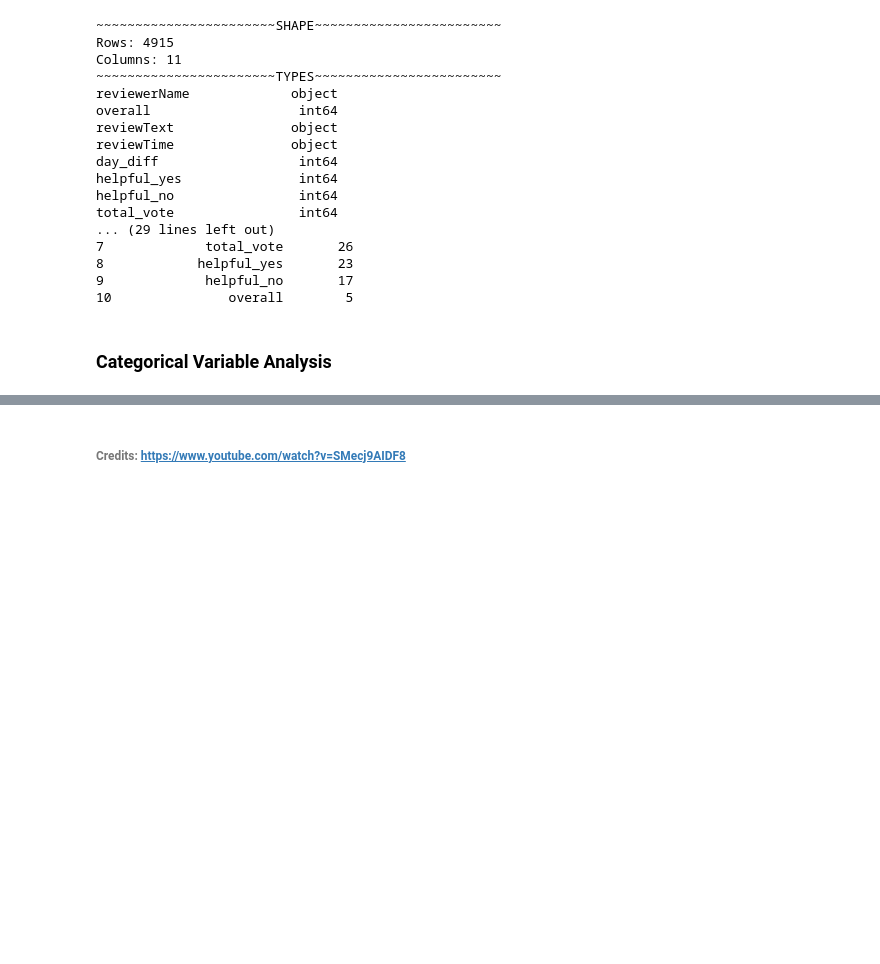
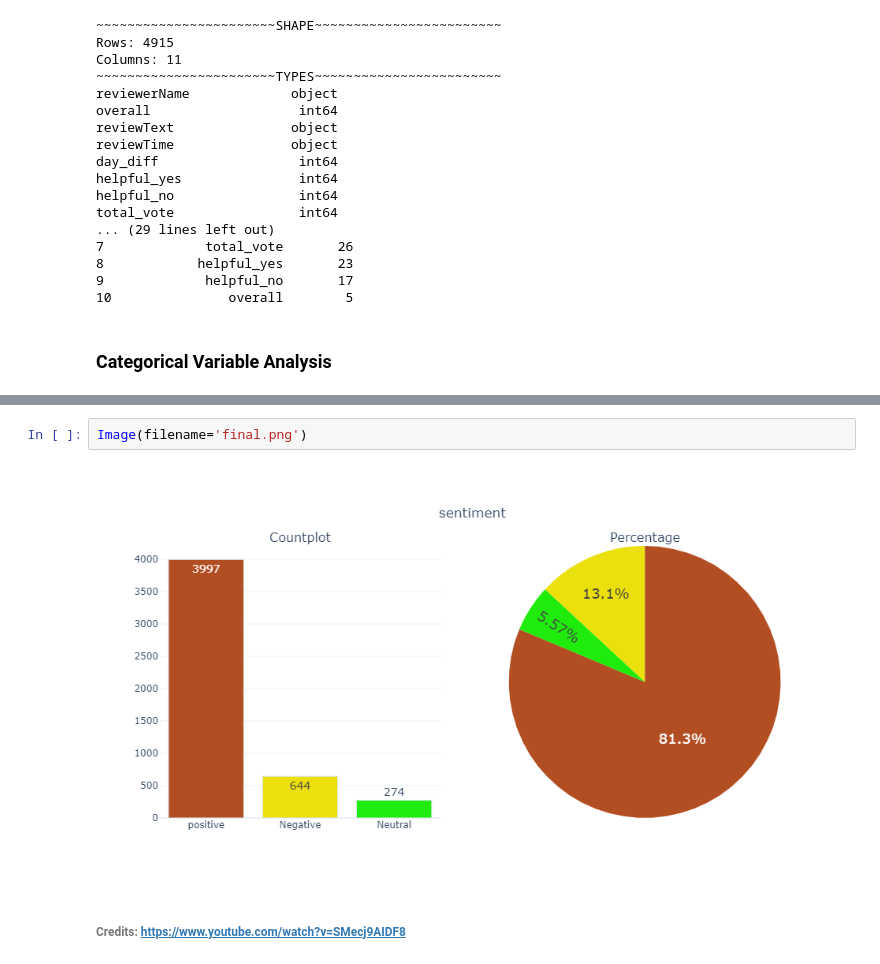
Before and after one commit to ccibeekeoc42/SentimentAnalysisOfAmazonReviews, a Jupyter notebook: SentimentNotebook.ipynb, the cells around one changed output, grey strips where cells are left out. Drawn from its saved outputs; the diff is of its cells as text; blank space fills up the shorter version.

Commit message:
Final version with png images

```diff
--- a/SentimentNotebook.ipynb
+++ b/SentimentNotebook.ipynb
@@ -129,2 +151,6 @@ df.head(3)
+# %%
+Image(filename='final.png')
+# %% [output]
+[figure, added]
 # %% [markdown]
 ###### Credits: https://www.youtube.com/watch?v=SMecj9AIDF8
```
Also changed, not shown: parts of 9 cells of this notebook, 1 other file.
